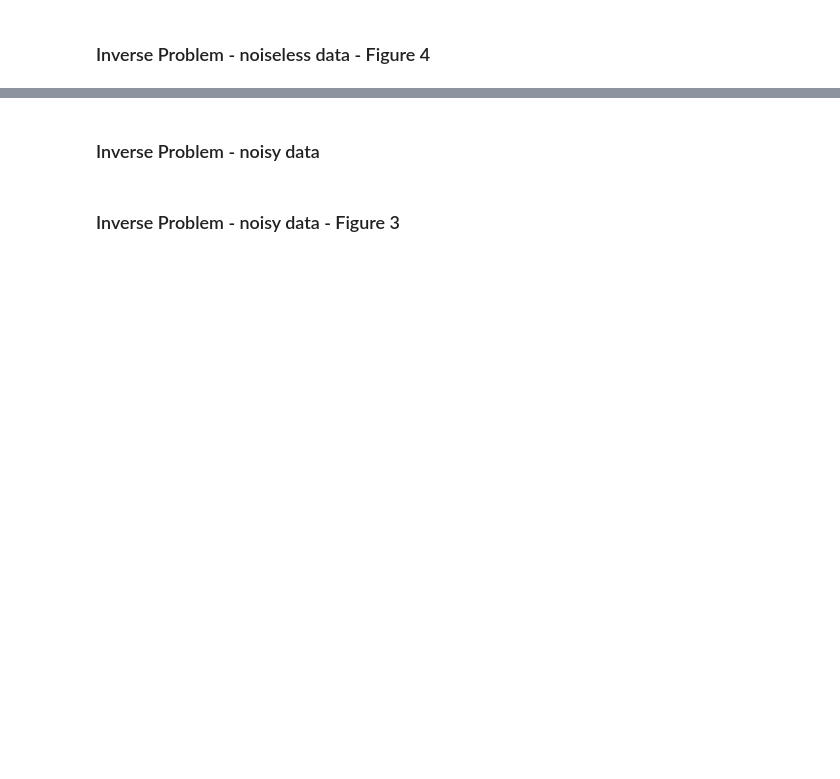
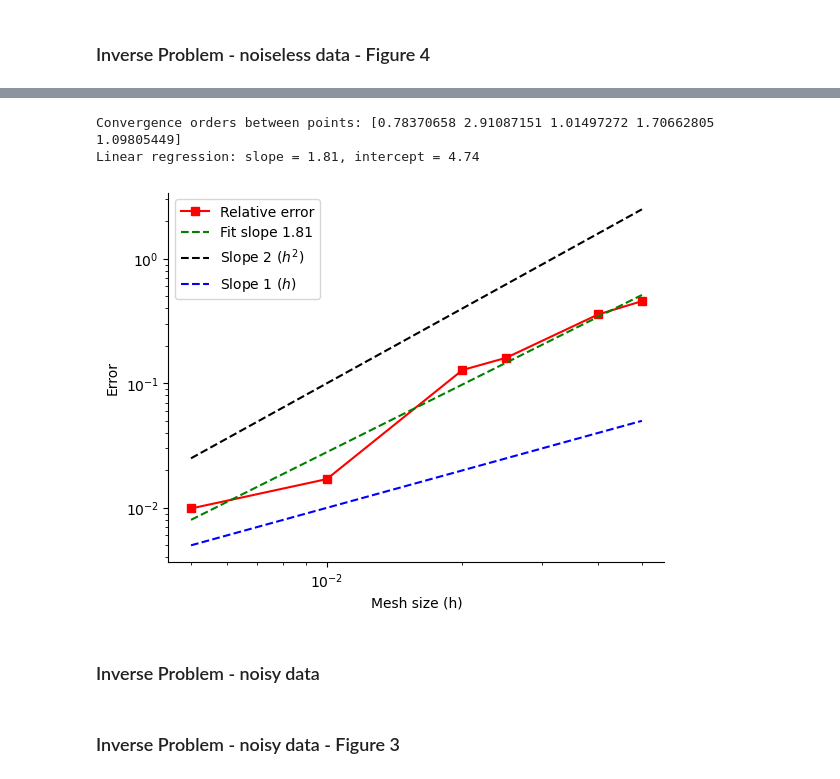
Before and after one commit to nchibli/Curl-Based-Reconstruction-Paper-Demos, a Jupyter notebook: demos/reconstruction.ipynb, the cells around one changed output, grey strips where cells are left out. Cells and saved outputs as stored; diff of their text form; code cells hidden in the pictures; blank space fills up the shorter version.

```diff
--- a/demos/reconstruction.ipynb
+++ b/demos/reconstruction.ipynb
@@ -179,47 +185,51 @@ print("Error_list =", Error_list)
 # %%
-# Calcul convergence entre points consécutifs
+# Compute convergence rates between consecutive points
 slope = np.log(Error_list[:-1] / Error_list[1:]) / np.log(h_list[:-1] / h_list[1:])
 print("Convergence orders between points:", slope)
 
-# Régression linéaire en log-log
+# Linear regression in log-log scale
 log_h = np.log(h_list)
 log_err = np.log(Error_list)
 
-# Ajustement linéaire : log(Error) ≈ a*log(h) + b
-coeffs = np.polyfit(log_h, log_err, 1)
-a, b = coeffs
-print(f"Régression linéaire: slope = {a:.2f}, intercept = {b:.2f}")
+# Linear fit: log(Error) ≈ a * log(h) + b
+a, b = np.polyfit(log_h, log_err, 1)
+print(f"Linear regression: slope = {a:.2f}, intercept = {b:.2f}")
 
-# Erreur prédite par la régression
-fit_err = np.exp(a*log_h + b)
+# Predicted error from the regression
+fit_err = np.exp(a * log_h + b)
 
-# Plot
+# --- Plot ---
 fig, ax = plt.subplots()
 
-# Courbe des erreurs
+# Error curve
 ax.plot(h_list, Error_list, "-sr", label="Relative error")
 
-# Régression linéaire (log-log)
+# Regression line (log-log)
 ax.plot(h_list, fit_err, "--g", label=f"Fit slope {a:.2f}")
 
-# Références pente 1 et 2
+# Reference slopes (1 and 2)
 ref_error_2 = 1e3 * h_list**2
 ax.plot(h_list, ref_error_2, "--k", label="Slope 2 ($h^2$)")
 
 ref_error_1 = 1 * h_list
 ax.plot(h_list, ref_error_1, "--b", label="Slope 1 ($h$)")
 
-# Échelles log
+# Log scales
 ax.set_xscale("log")
 ax.set_yscale("log")
 
-# Mise en forme
-ax.spines['right'].set_visible(False)
-ax.spines['top'].set_visible(False)
-ax.set_xlabel('Mesh size (h)')
-ax.set_ylabel('Error')
+# Styling
+ax.spines["right"].set_visible(False)
+ax.spines["top"].set_visible(False)
+ax.set_xlabel("Mesh size (h)")
+ax.set_ylabel("Error")
 ax.legend()
+
 plt.show()
+# %% [output]
+Convergence orders between points: [0.78370658 2.91087151 1.01497272 1.70662805 1.09805449]
+Linear regression: slope = 1.81, intercept = 4.74
+[figure, added]
 # %% [markdown]
 ### Inverse Problem - noisy data
 # %%
```
Also changed, not shown: parts of 12 cells of this notebook, 3 other files.
